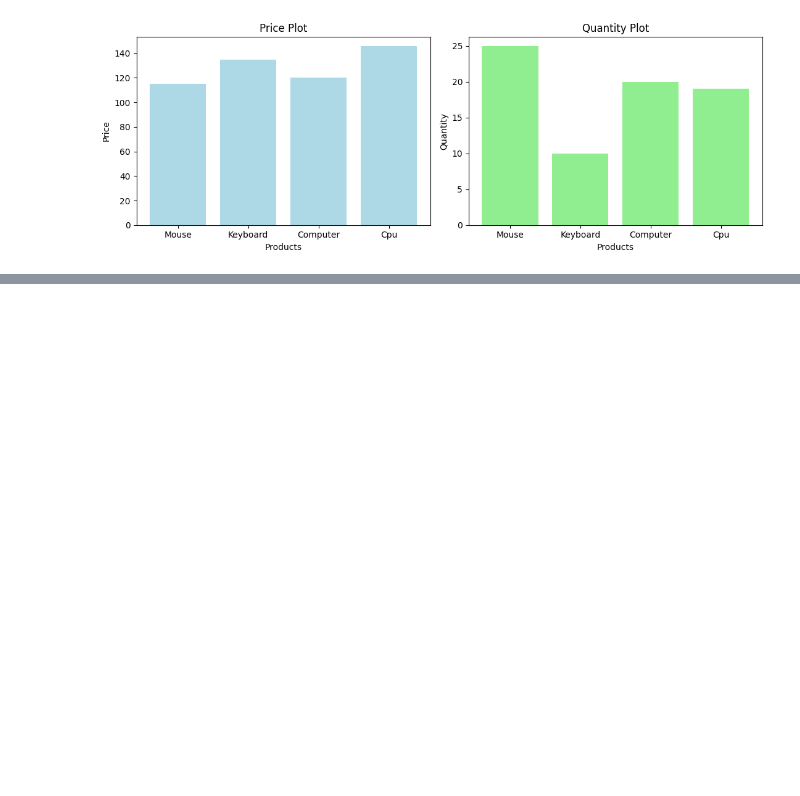
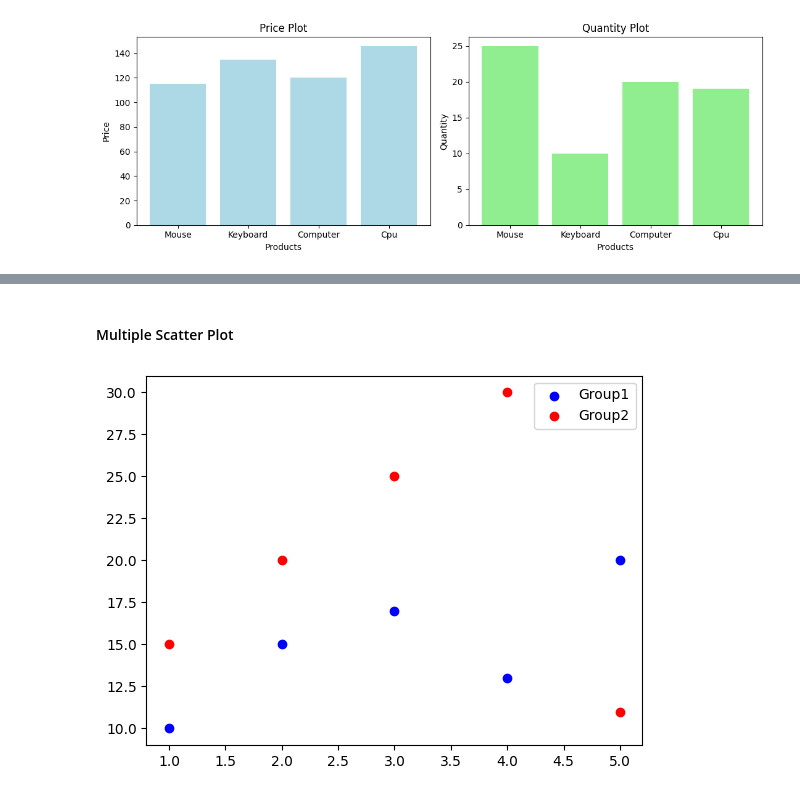
Before and after one commit to Prathaam08/Machine_Learning, a Jupyter notebook: Matplotlib/matplotlib.ipynb, the cells around one changed output, grey strips where cells are left out. Cells and saved outputs as stored; diff of their text form; code cells hidden in the pictures; blank space fills up the shorter version.

```diff
--- a/Matplotlib/matplotlib.ipynb
+++ b/Matplotlib/matplotlib.ipynb
@@ -159,0 +175,16 @@ plt.show()
+# %% [markdown]
+#### Multiple Scatter Plot
+# %%
+x1 = [1,2,3,4,5]
+y1 = [10,15,17,13,20]
+
+x2 = [1,2,3,4,5]
+y2 = [15,20,25,30,11]
+
+plt.scatter(x1,y1 , c = 'blue' , label = 'Group1')
+plt.scatter(x2,y2 , c = 'red' , label = 'Group2')
+
+plt.legend()
+plt.show()
+# %% [output]
+[figure, added]
```
Also changed, not shown: parts of 8 cells of this notebook.
